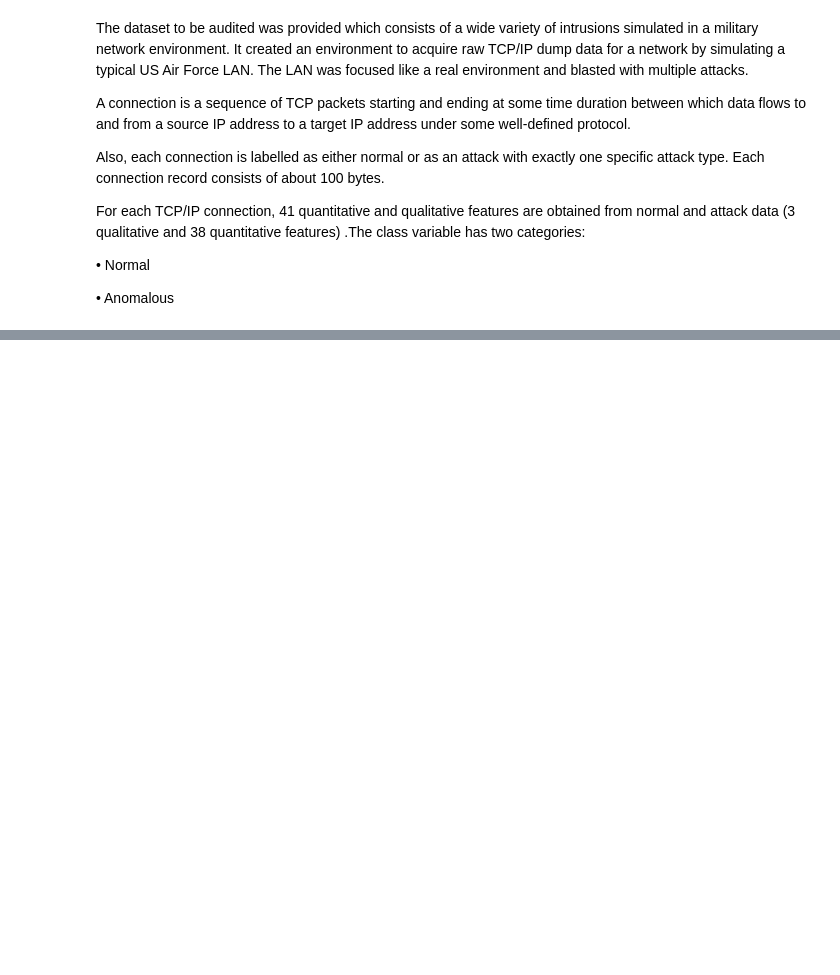
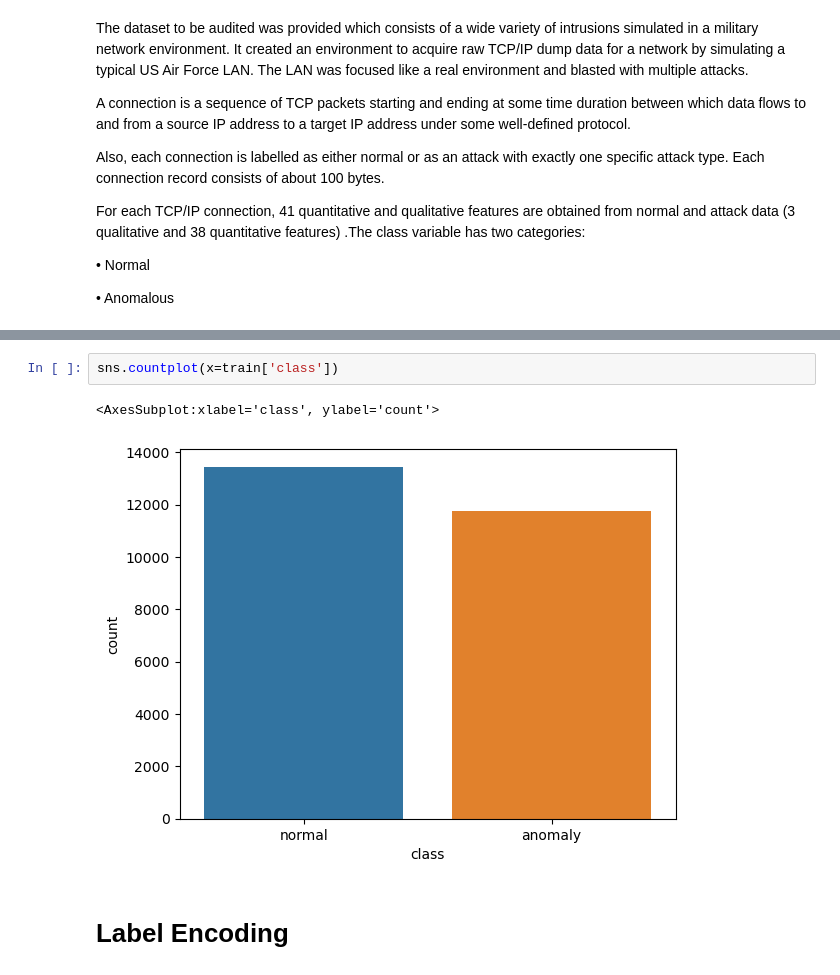
Before and after one commit to dgatlin/Cyber_ML, a Jupyter notebook: ML_NetworkIntrusionDetection.ipynb, the cells around one changed output, grey strips where cells are left out. Saved outputs shown, nothing was run; the diff lists cells and outputs as text; blank space fills up the shorter version.

```diff
--- a/ML_NetworkIntrusionDetection.ipynb
+++ b/ML_NetworkIntrusionDetection.ipynb
@@ -42,0 +143,7 @@ For each TCP/IP connection, 41 quantitative and qualitative features are obtaine
+# %%
+sns.countplot(x=train['class'])
+# %% [output]
+<AxesSubplot:xlabel='class', ylabel='count'>
+[figure, added]
+# %% [markdown]
+# Label Encoding
```
Also changed, not shown: parts of 33 cells of this notebook, 1 other file.
